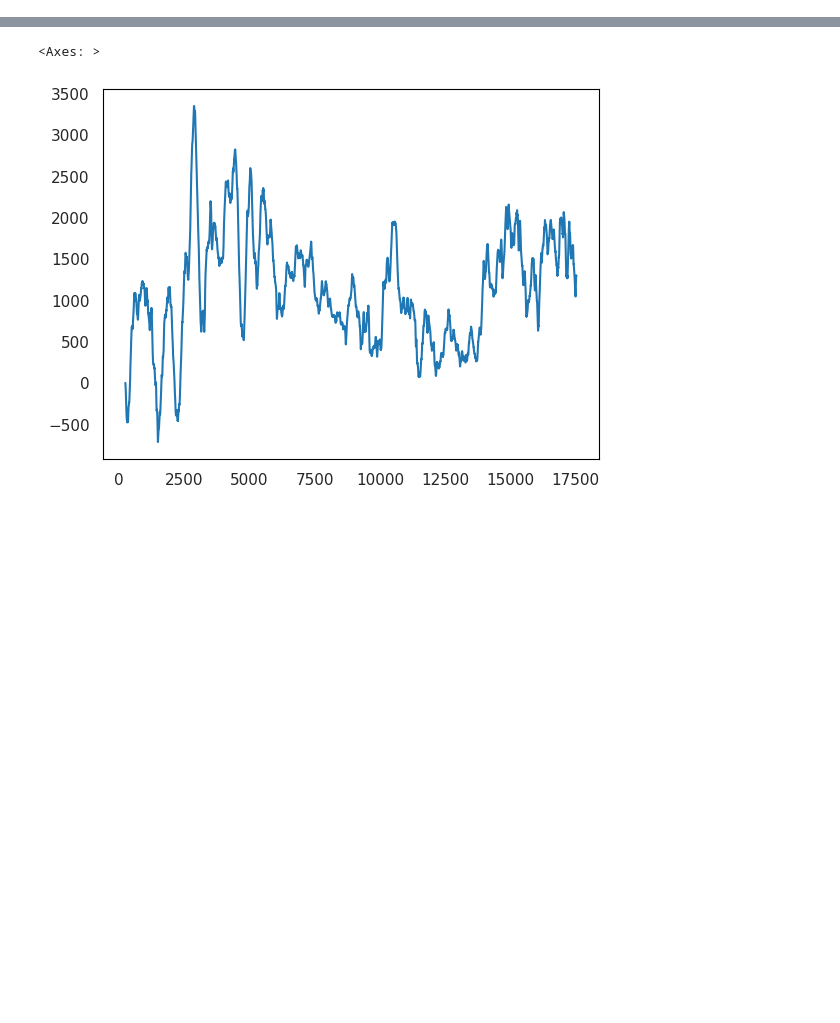
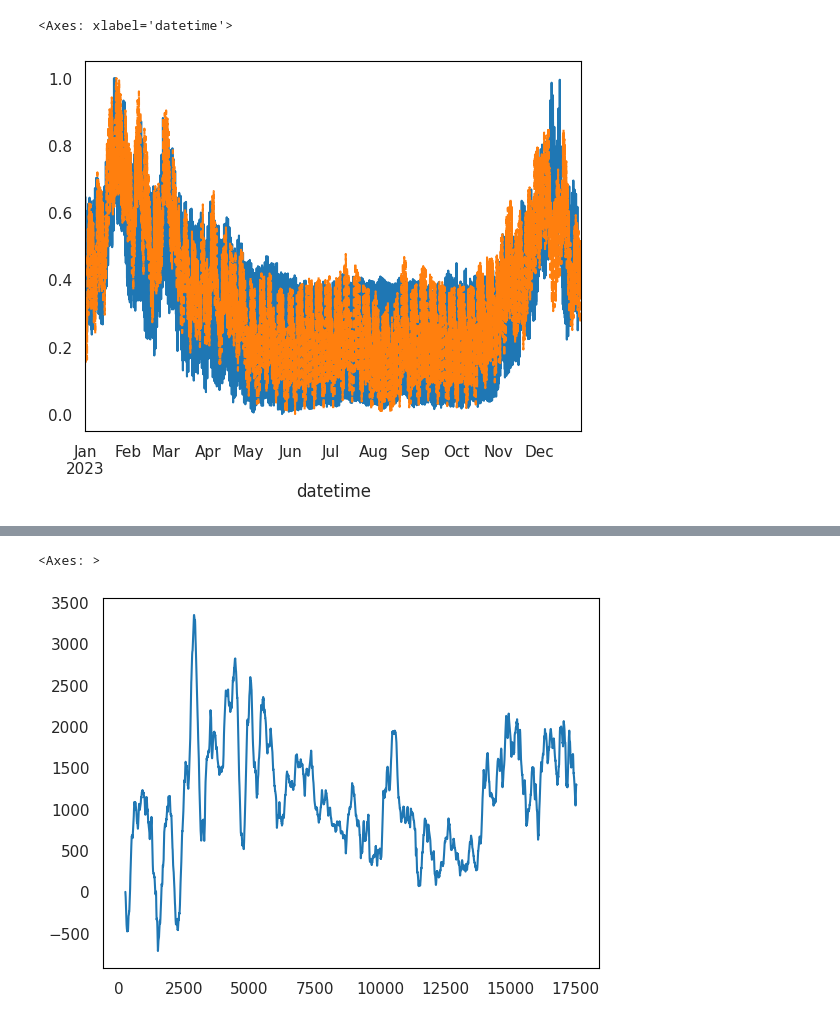
Before and after one commit to sylvaingchassang/generous_dynamic_contracting, a Jupyter notebook: gdc/notebooks/data_overview.ipynb, the cells around one changed output, grey strips where cells are left out. Saved outputs shown, nothing was run; the diff lists cells and outputs as text; code cells hidden in the pictures; blank space fills up the shorter version.

```diff
--- a/gdc/notebooks/data_overview.ipynb
+++ b/gdc/notebooks/data_overview.ipynb
@@ -241,0 +19,8 @@ roll(mean_cons_simulated, offset).reset_index(drop=True).plot()
+# %%
+# aligned loads
+
+to_zero_one(df_load_simulated_normalized.mean(axis=1)).plot()
+to_zero_one(df_hourly_load_real[CB.cons]).plot()
+# %% [output]
+<Axes: xlabel='datetime'>
+[figure, added]
```
Also changed, not shown: parts of 51 cells of this notebook, 1 other file.
